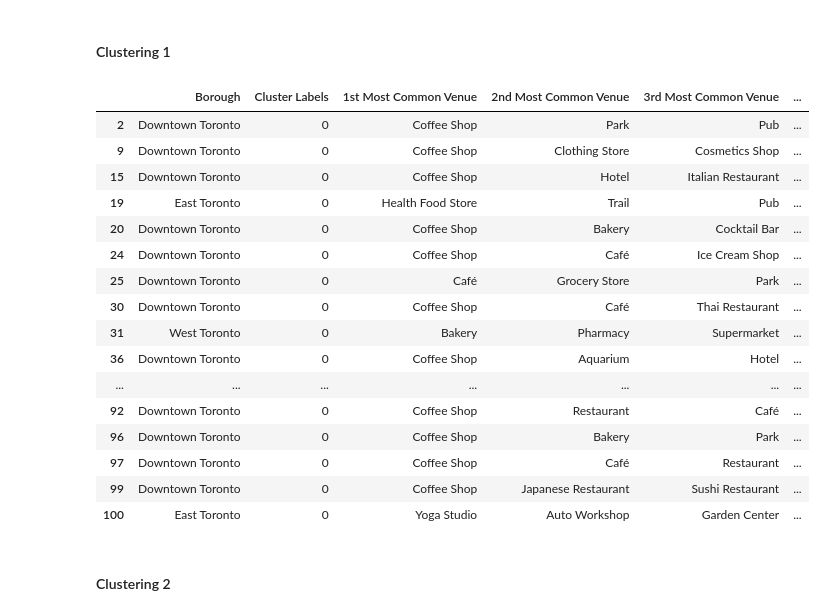
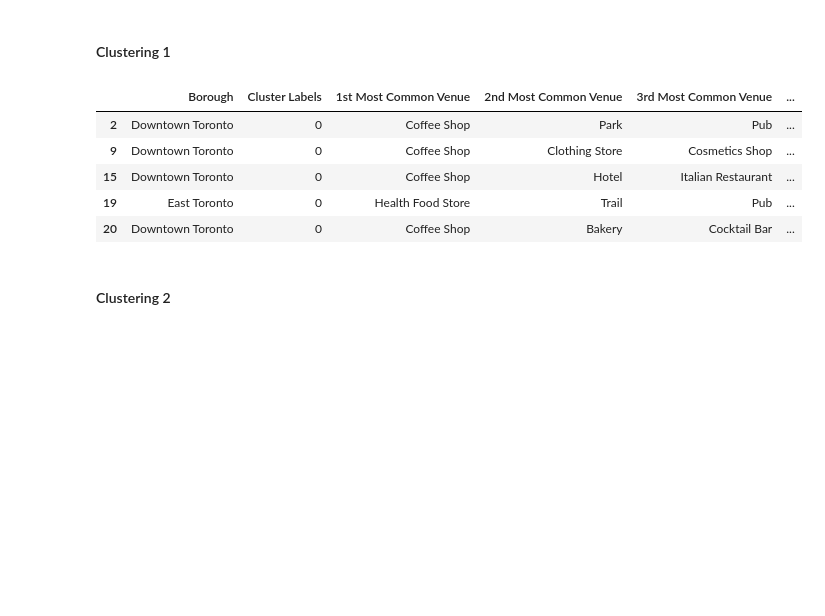
Before and after one commit to jacquelineguo/Coursera_DS_Capstone, a Jupyter notebook: CourseraCapstone.ipynb, the cells around one changed output. Drawn from its saved outputs; the diff is of its cells as text; code cells hidden in the pictures; blank space fills up the shorter version.

```diff
--- a/CourseraCapstone.ipynb
+++ b/CourseraCapstone.ipynb
@@ -464,7 +453,7 @@ kmeans.labels_
 array([0, 0, 0, 0, 0, 0, 0, 0, 0, 0, 0, 0, 0, 0, 0, 4, 0, 0, 0, 3, 0, 0,
        0, 0, 2, 1, 0, 0, 0, 2, 0, 0, 0, 0, 0, 0, 0, 0], dtype=int32)
 # %%
-neighborhoods_venues_sorted.set_index('Neighborhood').reset_index().rename({'Neighborhood': 'Neighbourhood'}, axis='columns')
+neighborhoods_venues_sorted.set_index('Neighborhood').reset_index().rename({'Neighborhood': 'Neighbourhood'}, axis='columns').head()
 # %% [output]
 |  | Neighbourhood | Cluster Labels | 1st Most Common Venue | 2nd Most Common Venue | 3rd Most Common Venue | ... |
 | 0 | Bathurst Quay, King and Spadina, ... | 0 | Airport Service | Airport Terminal | Airport Lounge | ... |
@@ -540,25 +509,14 @@ map_clusters
 # %% [markdown]
 #### Clustering 1
 # %%
-toronto_merged.loc[toronto_merged['Cluster Labels'] == 0, toronto_merged.columns[[1] + list(range(5, toronto_merged.shape[1]))]]
+toronto_merged.loc[toronto_merged['Cluster Labels'] == 0, toronto_merged.columns[[1] + list(range(5, toronto_merged.shape[1]))]].head()
 # %% [output]
 |  | Borough | Cluster Labels | 1st Most Common Venue | 2nd Most Common Venue | 3rd Most Common Venue | ... |
 | 2 | Downtown Toronto | 0 | Coffee Shop | Park | Pub | ... |
 | 9 | Downtown Toronto | 0 | Coffee Shop | Clothing Store | Cosmetics Shop | ... |
 | 15 | Downtown Toronto | 0 | Coffee Shop | Hotel | Italian Restaurant | ... |
 | 19 | East Toronto | 0 | Health Food Store | Trail | Pub | ... |
 | 20 | Downtown Toronto | 0 | Coffee Shop | Bakery | Cocktail Bar | ... |
-| 24 | Downtown Toronto | 0 | Coffee Shop | Café | Ice Cream Shop | ... |
-| 25 | Downtown Toronto | 0 | Café | Grocery Store | Park | ... |
-| 30 | Downtown Toronto | 0 | Coffee Shop | Café | Thai Restaurant | ... |
-| 31 | West Toronto | 0 | Bakery | Pharmacy | Supermarket | ... |
-| 36 | Downtown Toronto | 0 | Coffee Shop | Aquarium | Hotel | ... |
-| ... | ... | ... | ... | ... | ... | ... |
-| 92 | Downtown Toronto | 0 | Coffee Shop | Restaurant | Café | ... |
-| 96 | Downtown Toronto | 0 | Coffee Shop | Bakery | Park | ... |
-| 97 | Downtown Toronto | 0 | Coffee Shop | Café | Restaurant | ... |
-| 99 | Downtown Toronto | 0 | Coffee Shop | Japanese Restaurant | Sushi Restaurant | ... |
-| 100 | East Toronto | 0 | Yoga Studio | Auto Workshop | Garden Center | ... |
 # %% [markdown]
 #### Clustering 2
 # %%
```
Also changed, not shown: parts of 3 cells of this notebook.
